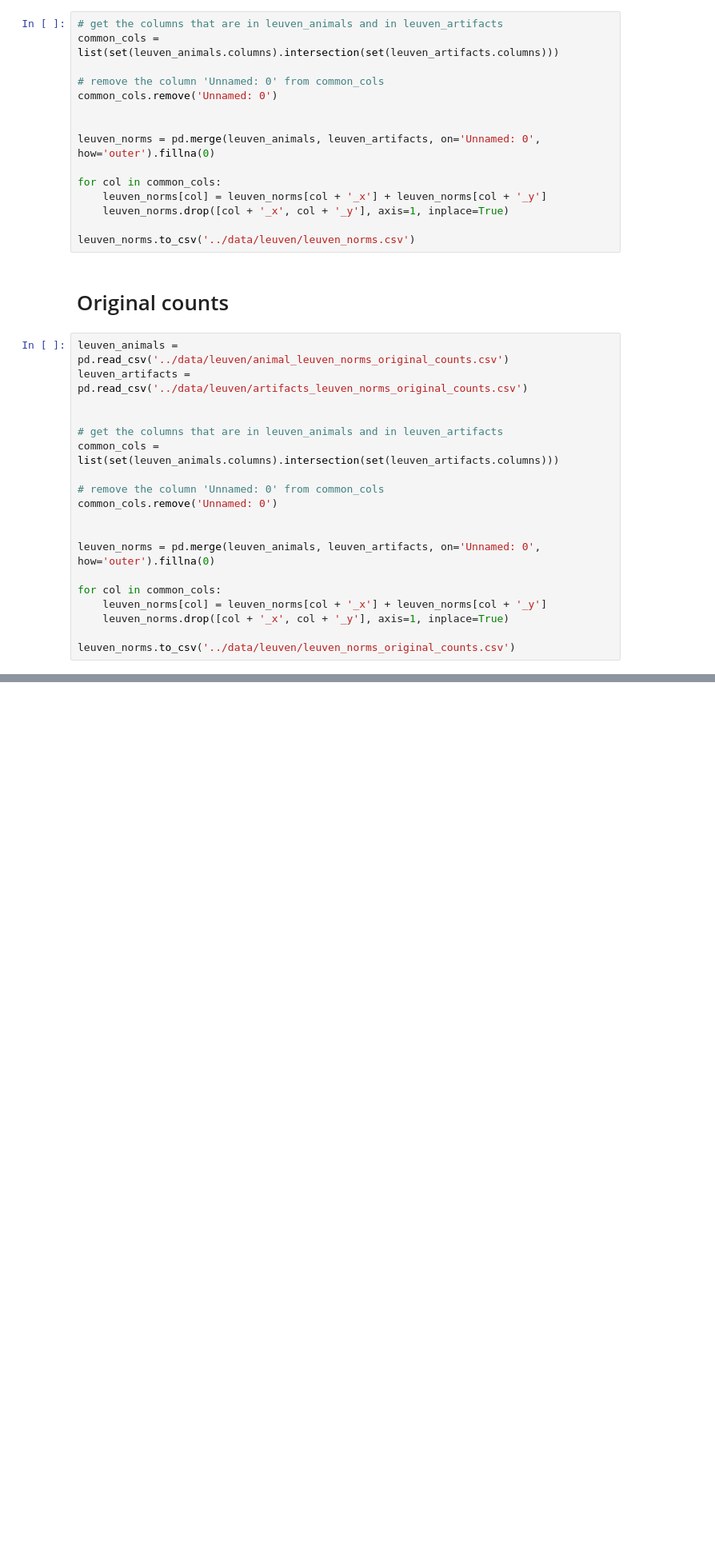
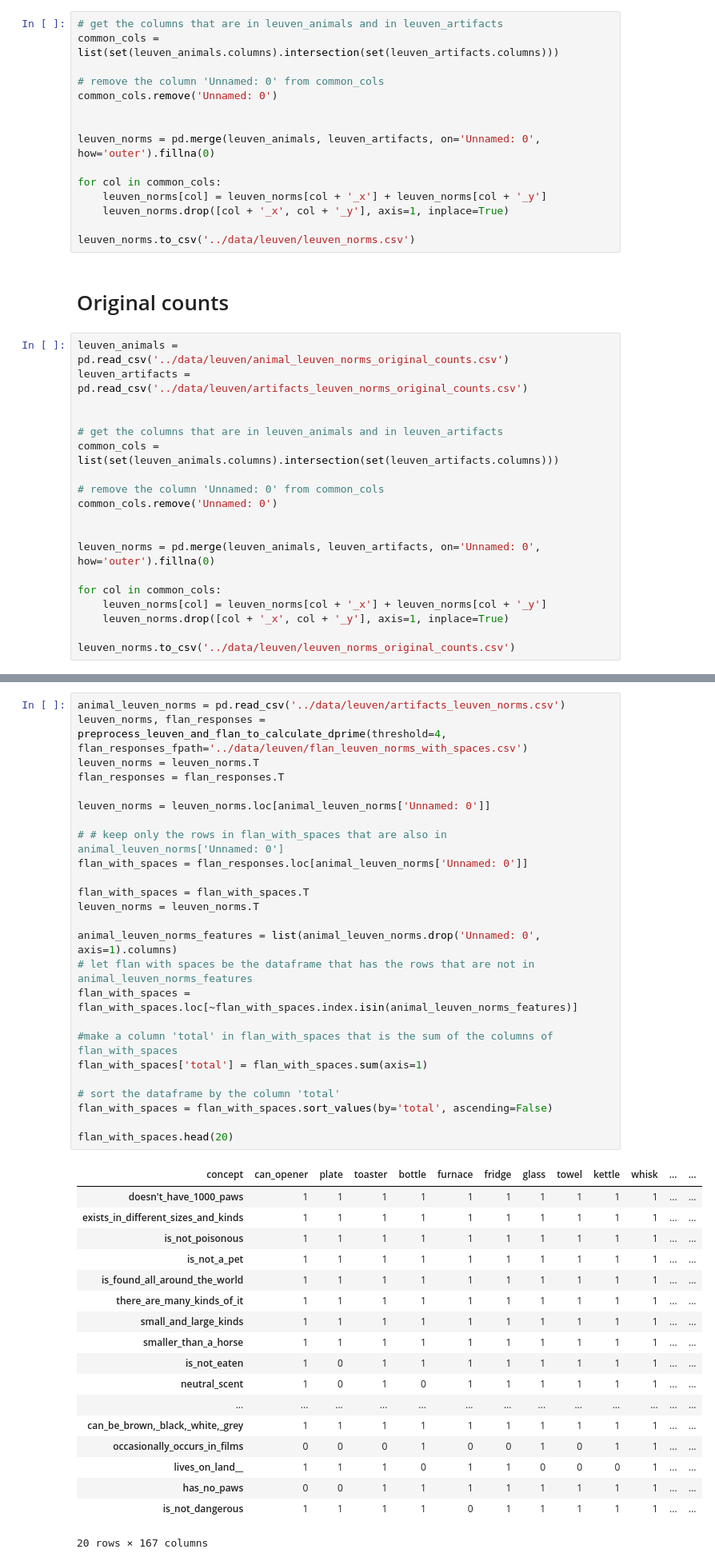
Before and after one commit to siddsuresh97/conceptual_representations_gpt, a Jupyter notebook: iclr/nb/exp_1.ipynb, the cells around one changed output, grey strips where cells are left out. Shown at 80% size. Drawn from its saved outputs; the diff is of its cells as text; blank space fills up the shorter version.

```diff
--- a/iclr/nb/exp_1.ipynb
+++ b/iclr/nb/exp_1.ipynb
@@ -132,0 +378,44 @@ leuven_norms.to_csv('../data/leuven/leuven_norms_original_counts.csv')
+# %%
+animal_leuven_norms = pd.read_csv('../data/leuven/artifacts_leuven_norms.csv')
+leuven_norms, flan_responses = preprocess_leuven_and_flan_to_calculate_dprime(threshold=4, flan_responses_fpath='../data/leuven/flan_leuven_norms_with_spaces.csv')
+leuven_norms = leuven_norms.T
+flan_responses = flan_responses.T
+
+leuven_norms = leuven_norms.loc[animal_leuven_norms['Unnamed: 0']]
+
+# # keep only the rows in flan_with_spaces that are also in animal_leuven_norms['Unnamed: 0']
+flan_with_spaces = flan_responses.loc[animal_leuven_norms['Unnamed: 0']]
+
+flan_with_spaces = flan_with_spaces.T
+leuven_norms = leuven_norms.T
+
+animal_leuven_norms_features = list(animal_leuven_norms.drop('Unnamed: 0', axis=1).columns)
+# let flan with spaces be the dataframe that has the rows that are not in animal_leuven_norms_features
+flan_with_spaces = flan_with_spaces.loc[~flan_with_spaces.index.isin(animal_leuven_norms_features)]
+
+#make a column 'total' in flan_with_spaces that is the sum of the columns of flan_with_spaces
+flan_with_spaces['total'] = flan_with_spaces.sum(axis=1)
+
+# sort the dataframe by the column 'total'
+flan_with_spaces = flan_with_spaces.sort_values(by='total', ascending=False)
+
+flan_with_spaces.head(20)
+# %% [output]
+| concept | can_opener | plate | toaster | bottle | furnace | fridge | glass | towel | kettle | whisk | ... | ... |
+| doesn't_have_1000_paws | 1 | 1 | 1 | 1 | 1 | 1 | 1 | 1 | 1 | 1 | ... | ... |
+| exists_in_different_sizes_and_kinds | 1 | 1 | 1 | 1 | 1 | 1 | 1 | 1 | 1 | 1 | ... | ... |
+| is_not_poisonous | 1 | 1 | 1 | 1 | 1 | 1 | 1 | 1 | 1 | 1 | ... | ... |
+| is_not_a_pet | 1 | 1 | 1 | 1 | 1 | 1 | 1 | 1 | 1 | 1 | ... | ... |
+| is_found_all_around_the_world | 1 | 1 | 1 | 1 | 1 | 1 | 1 | 1 | 1 | 1 | ... | ... |
+| there_are_many_kinds_of_it | 1 | 1 | 1 | 1 | 1 | 1 | 1 | 1 | 1 | 1 | ... | ... |
+| small_and_large_kinds | 1 | 1 | 1 | 1 | 1 | 1 | 1 | 1 | 1 | 1 | ... | ... |
+| smaller_than_a_horse | 1 | 1 | 1 | 1 | 1 | 1 | 1 | 1 | 1 | 1 | ... | ... |
+| is_not_eaten | 1 | 0 | 1 | 1 | 1 | 1 | 1 | 1 | 1 | 1 | ... | ... |
+| neutral_scent | 1 | 0 | 1 | 0 | 1 | 1 | 1 | 1 | 1 | 1 | ... | ... |
+| ... | ... | ... | ... | ... | ... | ... | ... | ... | ... | ... | ... | ... |
+| can_be_brown,_black,_white,_grey | 1 | 1 | 1 | 1 | 1 | 1 | 1 | 1 | 1 | 1 | ... | ... |
+| occasionally_occurs_in_films | 0 | 0 | 0 | 1 | 0 | 0 | 1 | 0 | 1 | 1 | ... | ... |
+| lives_on_land__ | 1 | 1 | 1 | 0 | 1 | 1 | 0 | 0 | 0 | 1 | ... | ... |
+| has_no_paws | 0 | 0 | 1 | 1 | 1 | 1 | 1 | 1 | 1 | 1 | ... | ... |
+| is_not_dangerous | 1 | 1 | 1 | 1 | 0 | 1 | 1 | 1 | 1 | 1 | ... | ... |
+20 rows × 167 columns
```
Also changed, not shown: parts of 50 cells of this notebook, 14 other files.
